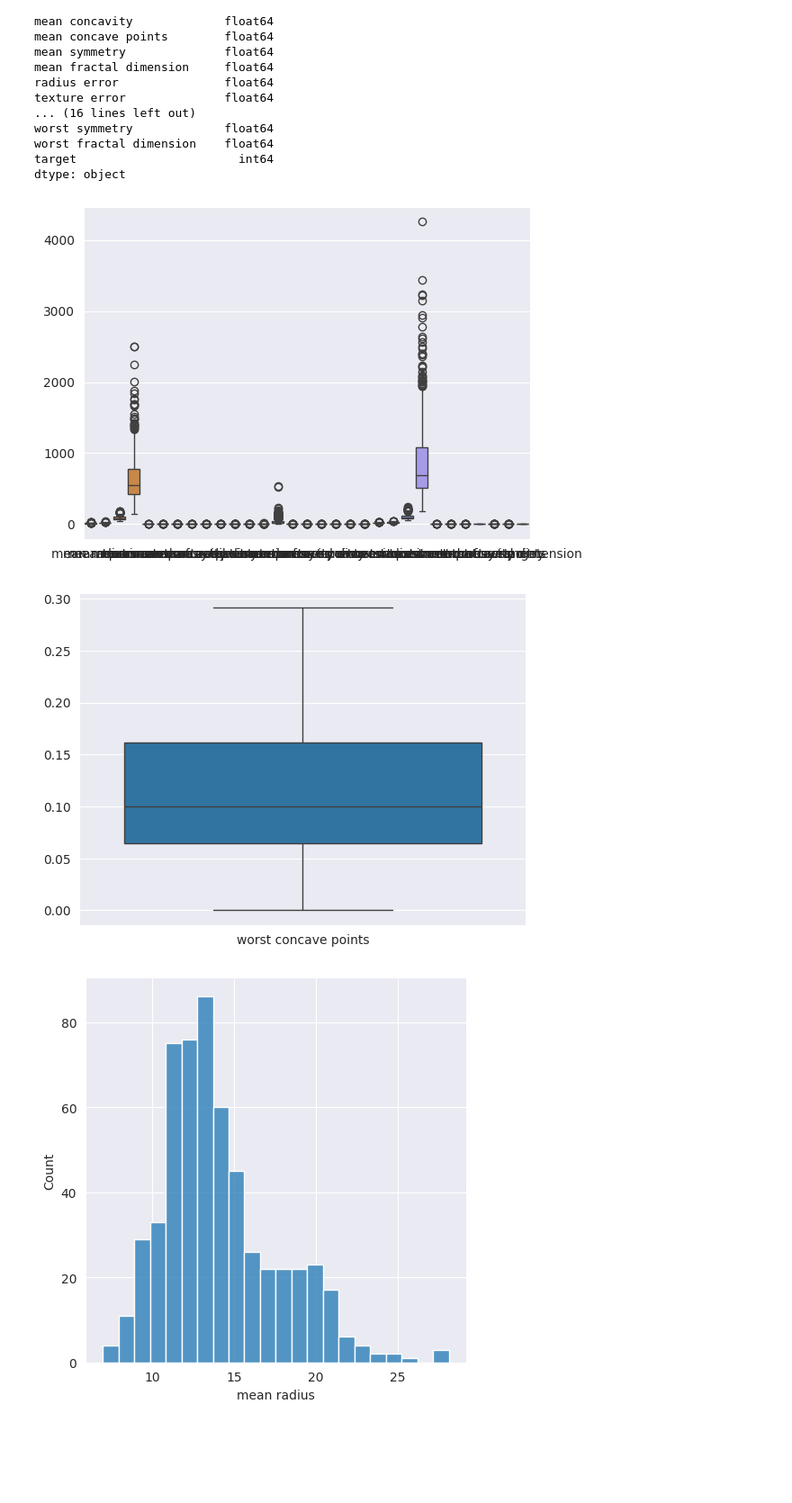
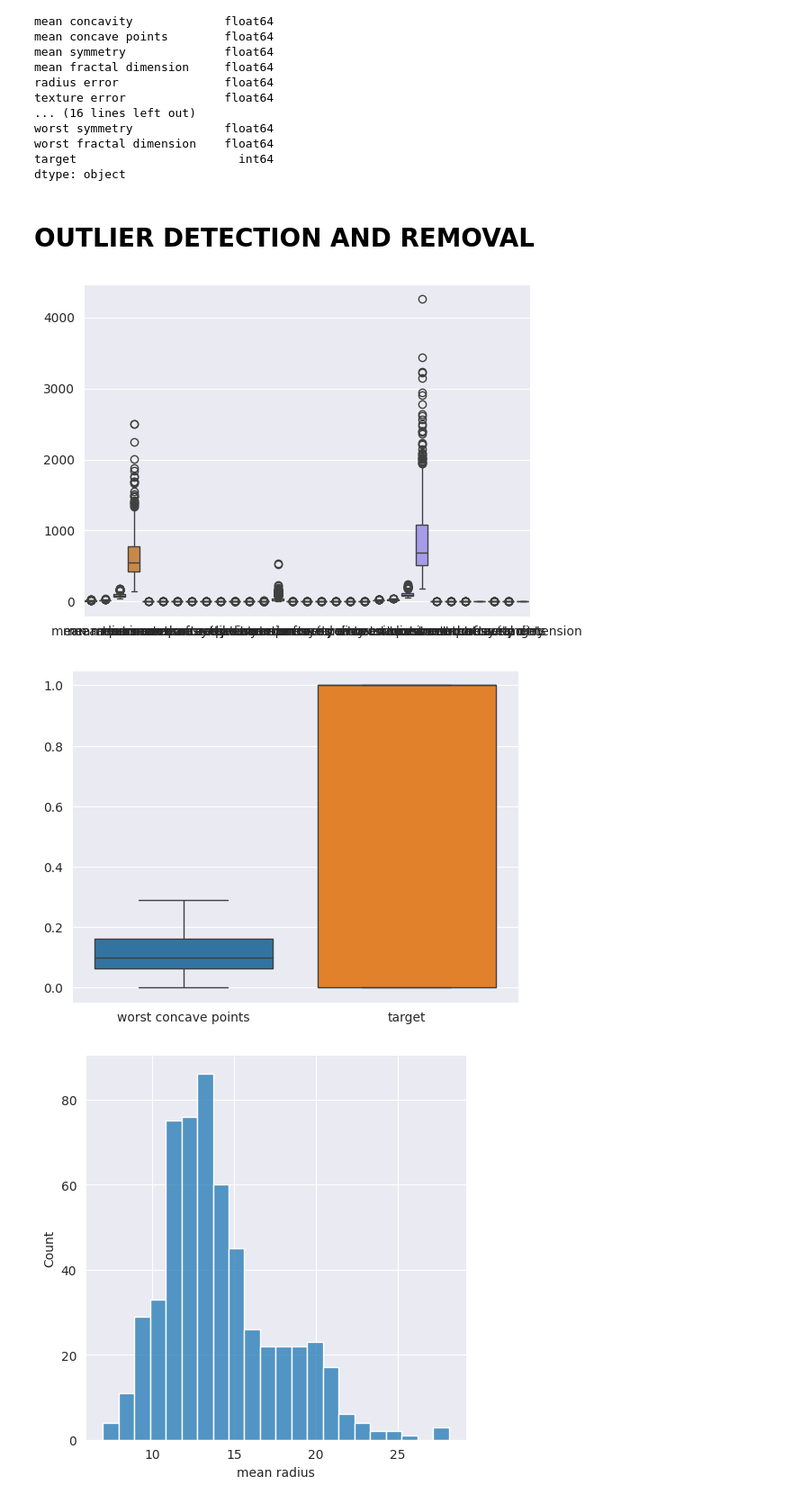
Before and after one commit to aman40399/AIML, a Jupyter notebook: logistic_regression/Breast_cancer.ipynb, the cells around one changed output. Shown: that part at 90% size. Drawn from its saved outputs; the diff is of its cells as text; code cells hidden in the pictures; blank space fills up the shorter version.

```diff
--- a/logistic_regression/Breast_cancer.ipynb
+++ b/logistic_regression/Breast_cancer.ipynb
@@ -150,19 +152,21 @@ worst symmetry             float64
 worst fractal dimension    float64
 target                       int64
 dtype: object
+# %% [markdown]
+# OUTLIER DETECTION AND REMOVAL
 # %%
 # now detect outliers
 sns.boxplot(df)
 plt.show()
 #boxplot for each feature using a loop but problem is that it will make a huge list of boxplots
 # for i in df.columns:
 #     sns.boxplot(df[i])
 #     plt.show()
 
-#so by the plot above we can see that there are outliers in the data set except for the 3rd last feature which is 'worst concave points'
-sns.boxplot(df[['worst concave points']])
+#so by the plot above we can see that there are outliers in the data set except for the 4rd last feature and 'tareget' column
+sns.boxplot(df[['worst concave points','target']])
 plt.show()
 # %% [output]
 [figure]
-[figure, old version]
+[figure, new version]
 # %%
```
Also changed, not shown: parts of 9 cells of this notebook.
